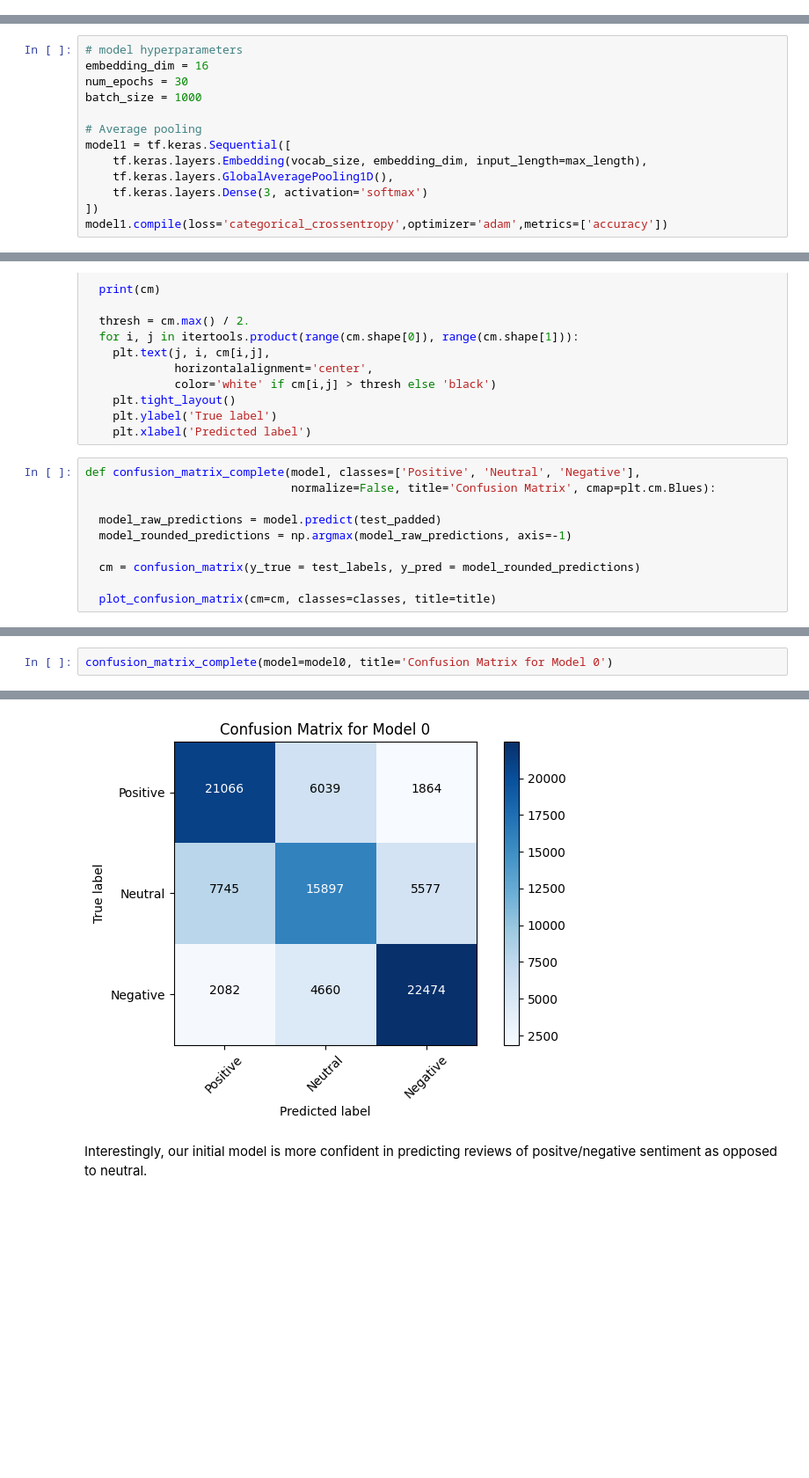
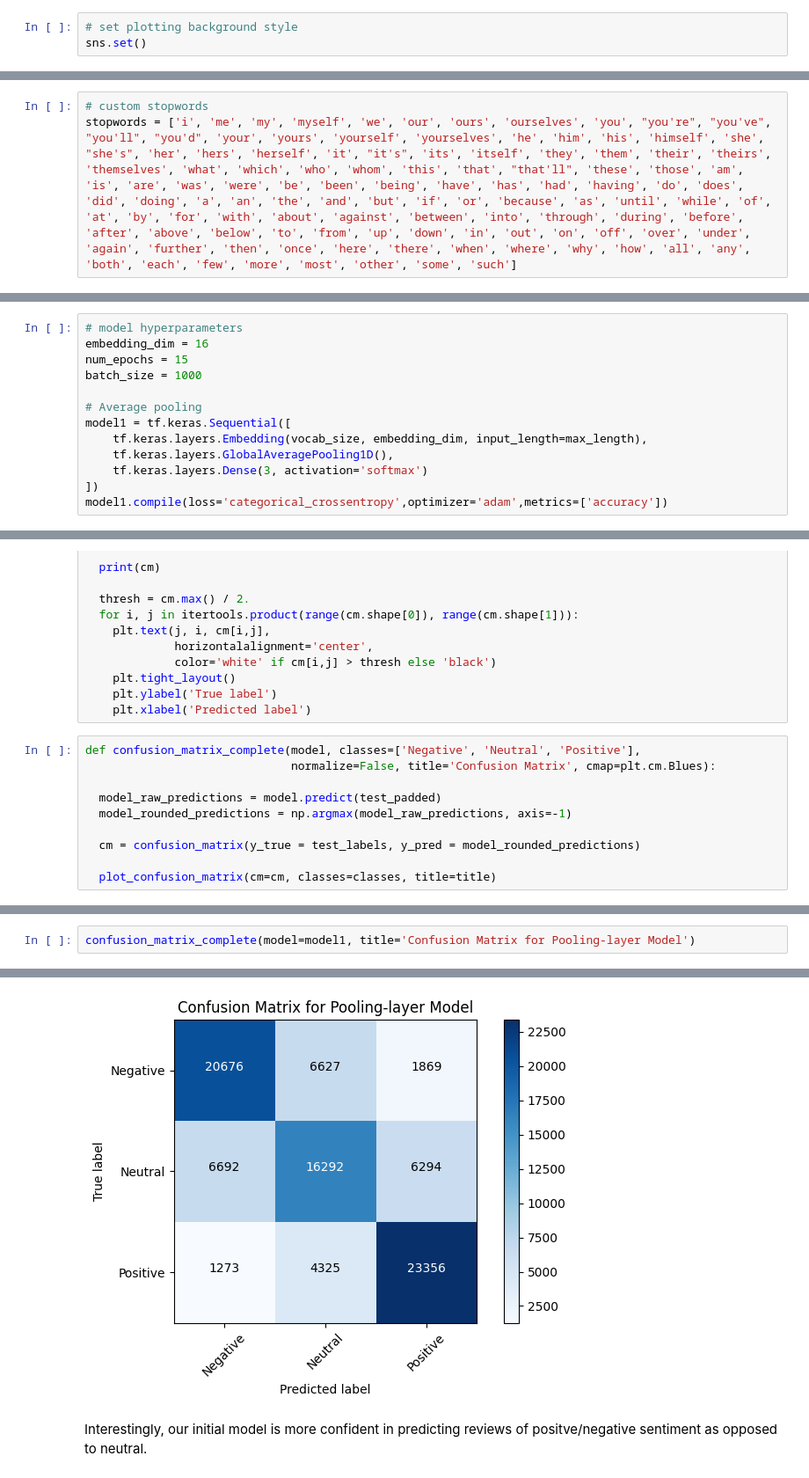
Before and after one commit to AmeerAliSaleem/MA4J5_Project, a Jupyter notebook: Ameer_Ali_Saleem_MA4J5_three_class_setup.ipynb, the cells around one changed output, grey strips where cells are left out. Shown: that part at 88% size. Cells and saved outputs as stored; diff of their text form; blank space fills up the shorter version.

```diff
--- a/Ameer_Ali_Saleem_MA4J5_three_class_setup.ipynb
+++ b/Ameer_Ali_Saleem_MA4J5_three_class_setup.ipynb
@@ -17,6 +18,9 @@ nltk.download('stopwords')
 [nltk_data] Downloading package stopwords to /root/nltk_data...
 [nltk_data]   Unzipping corpora/stopwords.zip.
 True
+# %%
+# set plotting background style
+sns.set()
 # %%
 df = pd.read_csv("three_class_balanced.csv")
 # %%
@@ -51,6 +55,9 @@ stopwords = nltk.corpus.stopwords.words('english')
 print(stopwords)
 # %% [output]
 ['i', 'me', 'my', 'myself', 'we', 'our', 'ours', 'ourselves', 'you', "you're", "you've", "you'll", "you'd", 'your', 'yours', 'yourself', 'yourselves', 'he', 'him', 'his', 'himself', 'she', "she's", 'h ...
+# %%
+# custom stopwords
+stopwords = ['i', 'me', 'my', 'myself', 'we', 'our', 'ours', 'ourselves', 'you', "you're", "you've", "you'll", "you'd", 'your', 'yours', 'yourself', 'yourselves', 'he', 'him', 'his', 'himself', 'she', "she's", 'her', 'hers', 'herself', 'it', "it's", 'its', 'itself', 'they', 'them', 'their', 'theirs', 'themselves', 'what', 'which', 'who', 'whom', 'this', 'that', "that'll", 'these', 'those', 'am', 'is', 'are', 'was', 'were', 'be', 'been', 'being', 'have', 'has', 'had', 'having', 'do', 'does', 'did', 'doing', 'a', 'an', 'the', 'and', 'but', 'if', 'or', 'because', 'as', 'until', 'while', 'of', 'at', 'by', 'for', 'with', 'about', 'against', 'between', 'into', 'through', 'during', 'before', 'after', 'above', 'below', 'to', 'from', 'up', 'down', 'in', 'out', 'on', 'off', 'over', 'under', 'again', 'further', 'then', 'once', 'here', 'there', 'when', 'where', 'why', 'how', 'all', 'any', 'both', 'each', 'few', 'more', 'most', 'other', 'some', 'such']
 # %%
 reviews_cleaned = []
 
@@ -232,7 +233,7 @@ def learning_curve(history):
 # %%
 # model hyperparameters
 embedding_dim = 16
-num_epochs = 30
+num_epochs = 15
 batch_size = 1000
 
 # Average pooling
@@ -561,7 +581,7 @@ def plot_confusion_matrix(cm, classes, normalize=False, title='Confusion matrix'
     plt.ylabel('True label')
     plt.xlabel('Predicted label')
 # %%
-def confusion_matrix_complete(model, classes=['Positive', 'Neutral', 'Negative'],
+def confusion_matrix_complete(model, classes=['Negative', 'Neutral', 'Positive'],
                               normalize=False, title='Confusion Matrix', cmap=plt.cm.Blues):
 
   model_raw_predictions = model.predict(test_padded)
@@ -592,3 +596,3 @@ def confusion_matrix_complete(model, classes=['Positive', 'Neutral', 'Negative']
 # %%
-confusion_matrix_complete(model=model0, title='Confusion Matrix for Model 0')
+confusion_matrix_complete(model=model1, title='Confusion Matrix for Pooling-layer Model')
 # %% [output]
@@ -600,3 +604,3 @@ Confusion matrix without normalisation
-[figure, old version]
+[figure, new version]
 # %% [markdown]
 Interestingly, our initial model is more confident in predicting reviews of positve/negative sentiment as opposed to neutral.
```
Also changed, not shown: parts of 34 cells of this notebook.
